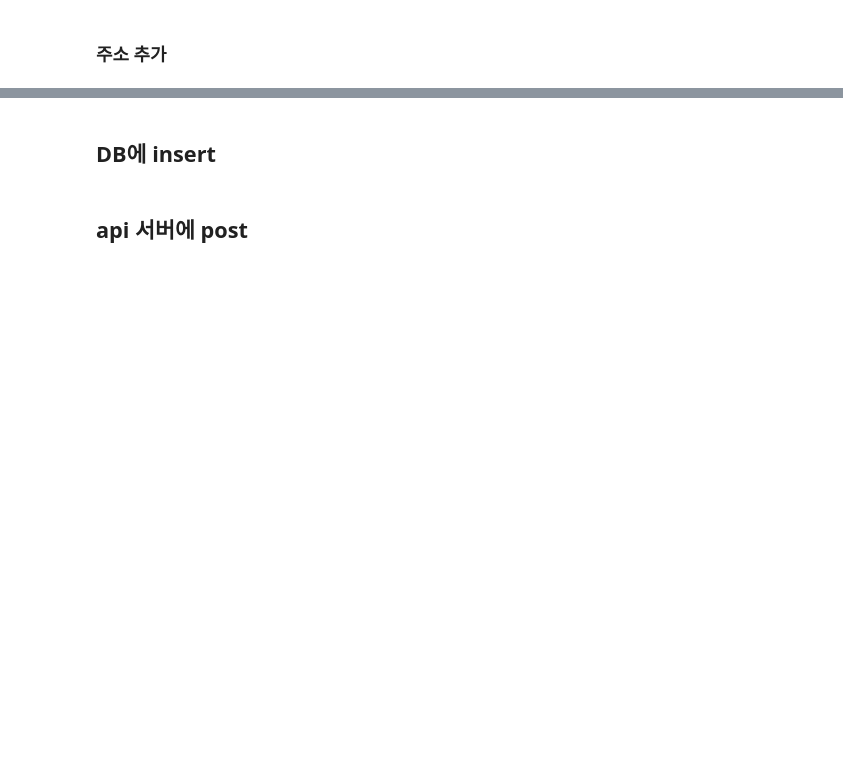
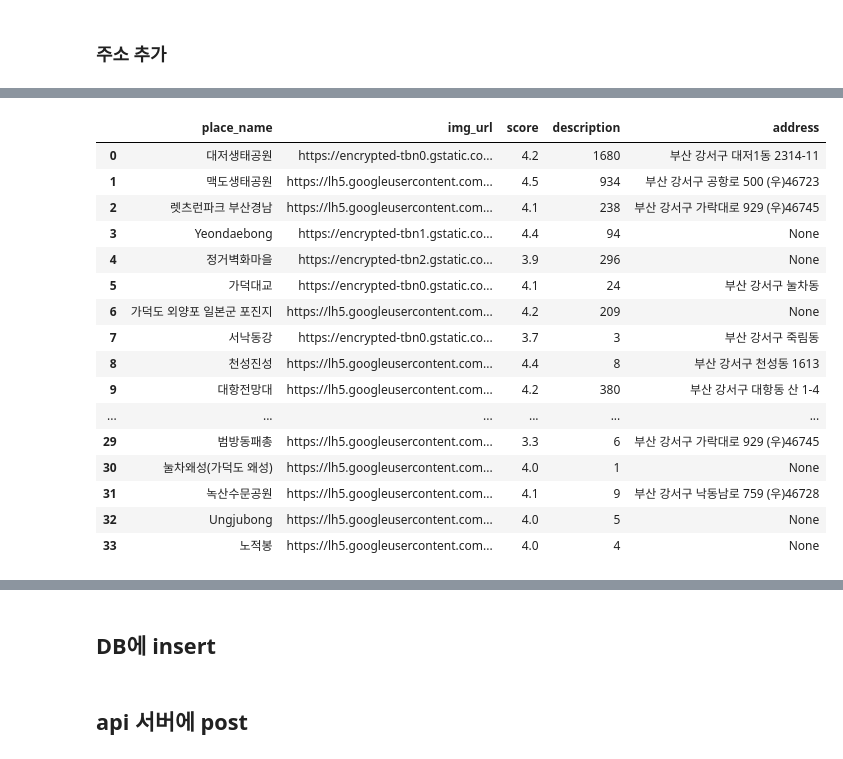
Before and after one commit to YuLim2/Gangseo-gu_project, a Jupyter notebook: google_crowling.ipynb, the cells around one changed output, grey strips where cells are left out. Cells and saved outputs as stored; diff of their text form; code cells hidden in the pictures; blank space fills up the shorter version.

```diff
--- a/google_crowling.ipynb
+++ b/google_crowling.ipynb
@@ -310,0 +417,20 @@ df
+# %%
+df
+# %% [output]
+|  | place_name | img_url | score | description | address |
+| 0 | 대저생태공원 | https://encrypted-tbn0.gstatic.co... | 4.2 | 1680 | 부산 강서구 대저1동 2314-11 |
+| 1 | 맥도생태공원 | https://lh5.googleusercontent.com... | 4.5 | 934 | 부산 강서구 공항로 500 (우)46723 |
+| 2 | 렛츠런파크 부산경남 | https://lh5.googleusercontent.com... | 4.1 | 238 | 부산 강서구 가락대로 929 (우)46745 |
+| 3 | Yeondaebong | https://encrypted-tbn1.gstatic.co... | 4.4 | 94 | None |
+| 4 | 정거벽화마을 | https://encrypted-tbn2.gstatic.co... | 3.9 | 296 | None |
+| 5 | 가덕대교 | https://encrypted-tbn0.gstatic.co... | 4.1 | 24 | 부산 강서구 눌차동 |
+| 6 | 가덕도 외양포 일본군 포진지 | https://lh5.googleusercontent.com... | 4.2 | 209 | None |
+| 7 | 서낙동강 | https://encrypted-tbn0.gstatic.co... | 3.7 | 3 | 부산 강서구 죽림동 |
+| 8 | 천성진성 | https://lh5.googleusercontent.com... | 4.4 | 8 | 부산 강서구 천성동 1613 |
+| 9 | 대항전망대 | https://lh5.googleusercontent.com... | 4.2 | 380 | 부산 강서구 대항동 산 1-4 |
+| ... | ... | ... | ... | ... | ... |
+| 29 | 범방동패총 | https://lh5.googleusercontent.com... | 3.3 | 6 | 부산 강서구 가락대로 929 (우)46745 |
+| 30 | 눌차왜성(가덕도 왜성) | https://lh5.googleusercontent.com... | 4.0 | 1 | None |
+| 31 | 녹산수문공원 | https://lh5.googleusercontent.com... | 4.1 | 9 | 부산 강서구 낙동남로 759 (우)46728 |
+| 32 | Ungjubong | https://lh5.googleusercontent.com... | 4.0 | 5 | None |
+| 33 | 노적봉 | https://lh5.googleusercontent.com... | 4.0 | 4 | None |
```
Also changed, not shown: parts of 22 cells of this notebook.
